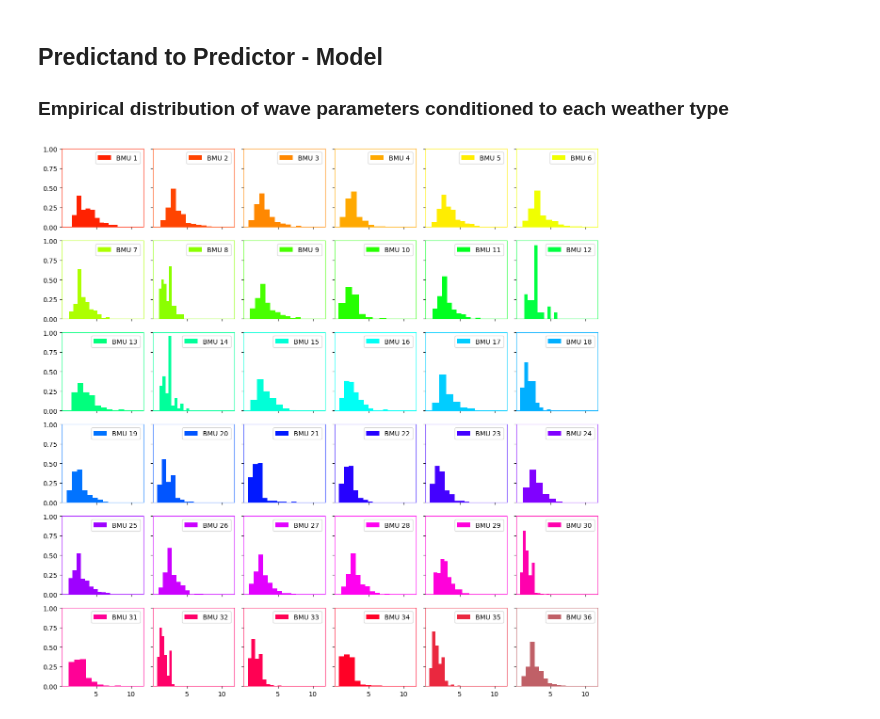
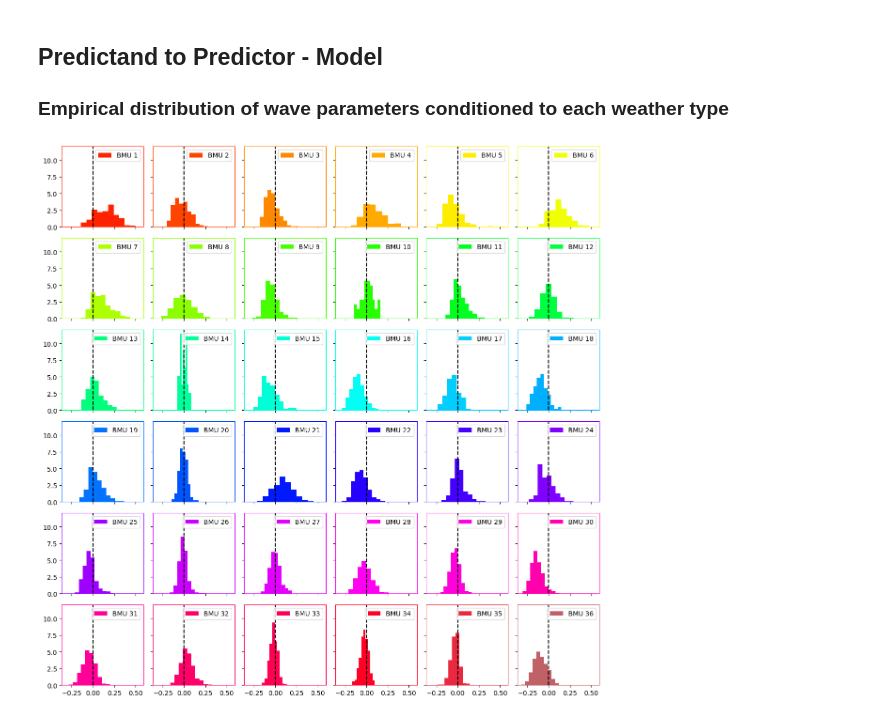
Before and after one commit to GeoOcean/BlueMath, a Jupyter notebook: climate_services/probabilistic/MUSCLE_procoast25/01_DWT.ipynb, the cells around one changed output. Cells and saved outputs as stored; diff of their text form; code cells hidden in the pictures.

```diff
--- a/climate_services/probabilistic/MUSCLE_procoast25/01_DWT.ipynb
+++ b/climate_services/probabilistic/MUSCLE_procoast25/01_DWT.ipynb
@@ -164,31 +170,31 @@ Attributes:
 # %%
 import matplotlib.pyplot as plt
 import numpy as np
 from bluemath_tk.core.plotting.colors import get_cluster_colors
 
-predictand_variable = "swh"
+predictand_variable = "ss"
 
 cluster_colors = get_cluster_colors(xwt.num_clusters)
 fig, axes = plt.subplots(6, 6, figsize=(12, 12), sharex=True, sharey=True)
 for ax, kma_bmus_index, color in zip(axes.flatten(), range(1, 37), cluster_colors):
     bmus_indexes = np.where(predictand["kma_bmus"].values == kma_bmus_index)[0]
     try:
         predictand[predictand_variable].isel(time=bmus_indexes).squeeze().plot.hist(
             ax=ax,
             color=color,
             label=f"BMU {kma_bmus_index}",
             density=True,
         )
         ax.legend()
         ax.set_title("")
         ax.set_xlabel("")
         if predictand_variable == "ss":
             ax.axvline(x=0, c="k", ls="--")
         for border in ["top", "bottom", "left", "right"]:
             ax.spines[border].set_color(color)
     except:
         pass
 
 plt.tight_layout()
 # %% [output]
-[figure, old version]
+[figure, new version]
```
Also changed, not shown: parts of 9 cells of this notebook, 3 other files.
